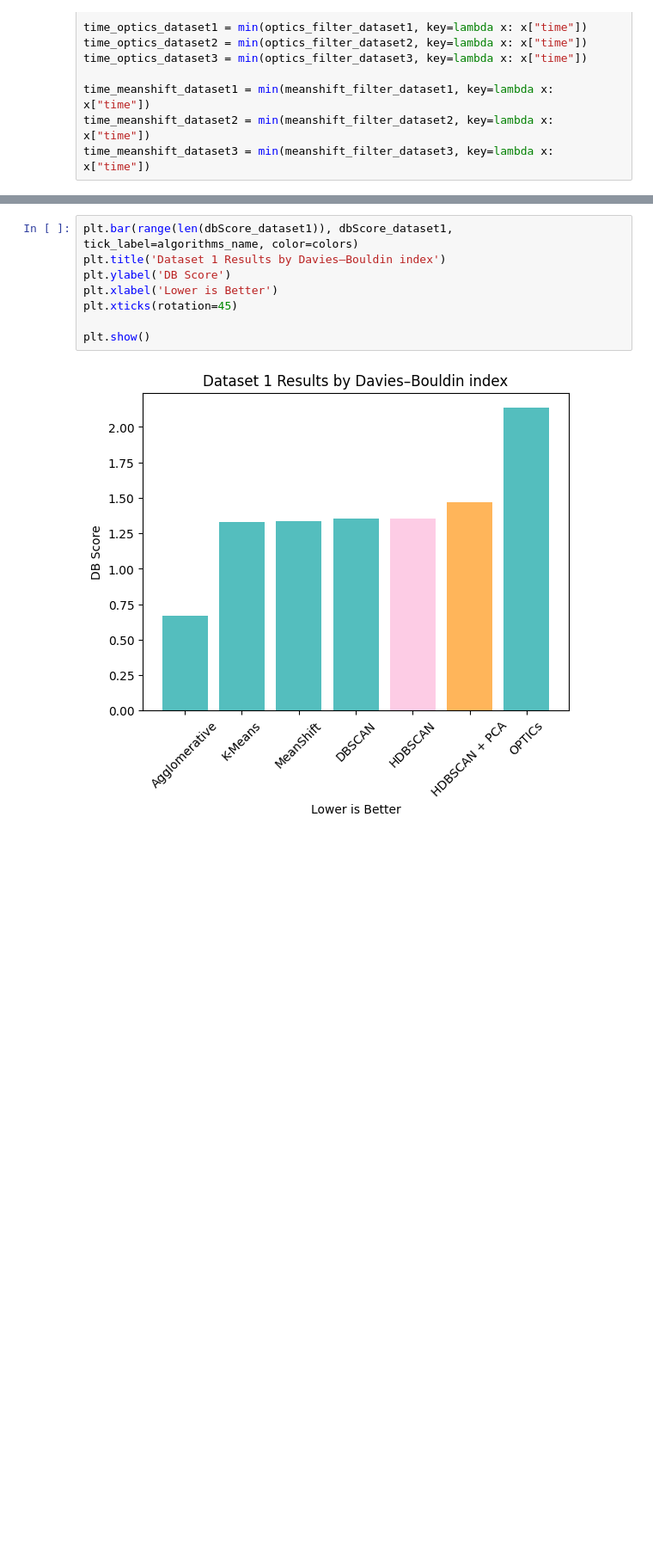
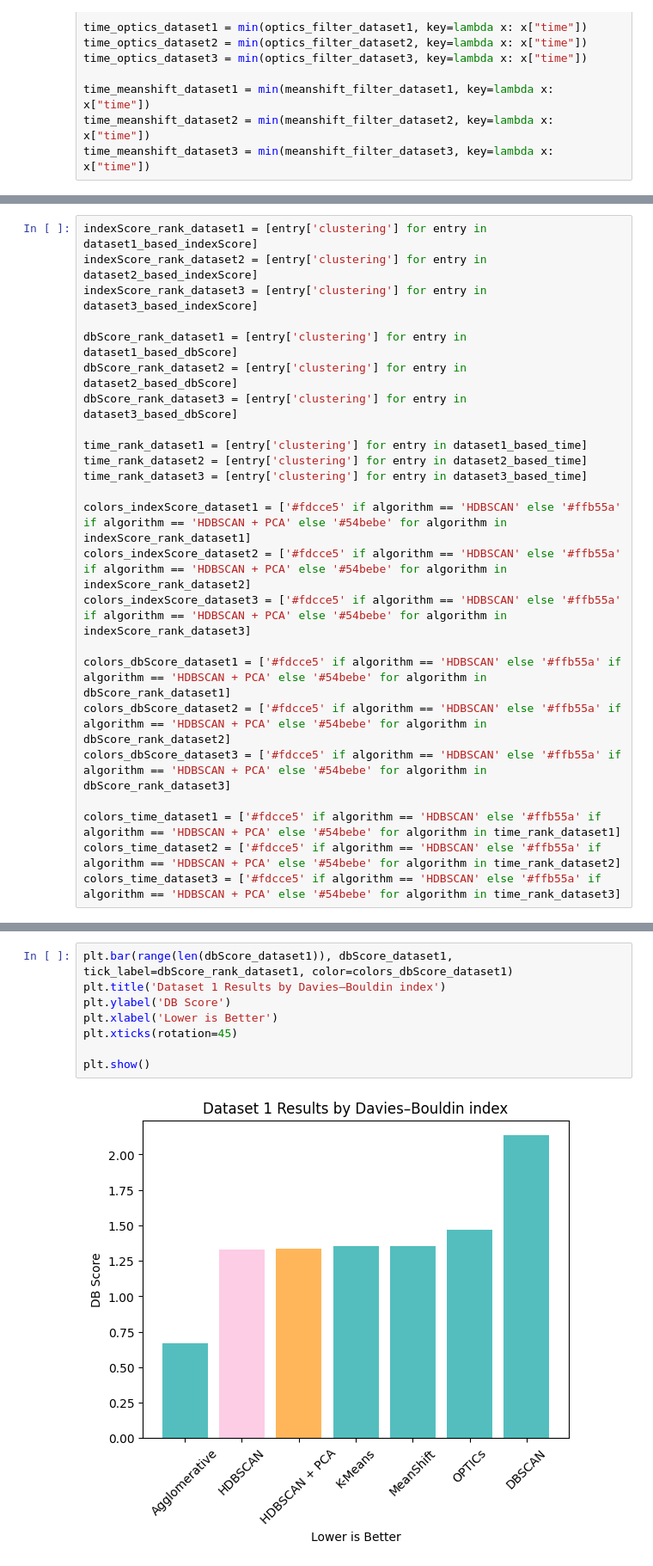
Before and after one commit to rezaputra/customers-segmentation, a Jupyter notebook: eval.ipynb, the cells around one changed output, grey strips where cells are left out. Shown at 86% size. Cells and saved outputs as stored; diff of their text form; blank space fills up the shorter version.

```diff
--- a/eval.ipynb
+++ b/eval.ipynb
@@ -188,0 +153,24 @@ time_dataset3 = [entry['time'] for entry in dataset3_based_time]
+# %%
+indexScore_rank_dataset1 = [entry['clustering'] for entry in dataset1_based_indexScore]
+indexScore_rank_dataset2 = [entry['clustering'] for entry in dataset2_based_indexScore]
+indexScore_rank_dataset3 = [entry['clustering'] for entry in dataset3_based_indexScore]
+
+dbScore_rank_dataset1 = [entry['clustering'] for entry in dataset1_based_dbScore]
+dbScore_rank_dataset2 = [entry['clustering'] for entry in dataset2_based_dbScore]
+dbScore_rank_dataset3 = [entry['clustering'] for entry in dataset3_based_dbScore]
+
+time_rank_dataset1 = [entry['clustering'] for entry in dataset1_based_time]
+time_rank_dataset2 = [entry['clustering'] for entry in dataset2_based_time]
+time_rank_dataset3 = [entry['clustering'] for entry in dataset3_based_time]
+
+colors_indexScore_dataset1 = ['#fdcce5' if algorithm == 'HDBSCAN' else '#ffb55a' if algorithm == 'HDBSCAN + PCA' else '#54bebe' for algorithm in indexScore_rank_dataset1]
+colors_indexScore_dataset2 = ['#fdcce5' if algorithm == 'HDBSCAN' else '#ffb55a' if algorithm == 'HDBSCAN + PCA' else '#54bebe' for algorithm in indexScore_rank_dataset2]
+colors_indexScore_dataset3 = ['#fdcce5' if algorithm == 'HDBSCAN' else '#ffb55a' if algorithm == 'HDBSCAN + PCA' else '#54bebe' for algorithm in indexScore_rank_dataset3]
+
+colors_dbScore_dataset1 = ['#fdcce5' if algorithm == 'HDBSCAN' else '#ffb55a' if algorithm == 'HDBSCAN + PCA' else '#54bebe' for algorithm in dbScore_rank_dataset1]
+colors_dbScore_dataset2 = ['#fdcce5' if algorithm == 'HDBSCAN' else '#ffb55a' if algorithm == 'HDBSCAN + PCA' else '#54bebe' for algorithm in dbScore_rank_dataset2]
+colors_dbScore_dataset3 = ['#fdcce5' if algorithm == 'HDBSCAN' else '#ffb55a' if algorithm == 'HDBSCAN + PCA' else '#54bebe' for algorithm in dbScore_rank_dataset3]
+
+colors_time_dataset1 = ['#fdcce5' if algorithm == 'HDBSCAN' else '#ffb55a' if algorithm == 'HDBSCAN + PCA' else '#54bebe' for algorithm in time_rank_dataset1]
+colors_time_dataset2 = ['#fdcce5' if algorithm == 'HDBSCAN' else '#ffb55a' if algorithm == 'HDBSCAN + PCA' else '#54bebe' for algorithm in time_rank_dataset2]
+colors_time_dataset3 = ['#fdcce5' if algorithm == 'HDBSCAN' else '#ffb55a' if algorithm == 'HDBSCAN + PCA' else '#54bebe' for algorithm in time_rank_dataset3]
@@ -197,13 +197,13 @@ plt.show()
 # %% [output]
 [figure]
 # %%
-plt.bar(range(len(dbScore_dataset1)), dbScore_dataset1, tick_label=algorithms_name, color=colors)
+plt.bar(range(len(dbScore_dataset1)), dbScore_dataset1, tick_label=dbScore_rank_dataset1, color=colors_dbScore_dataset1)
 plt.title('Dataset 1 Results by Davies–Bouldin index')
 plt.ylabel('DB Score')
 plt.xlabel('Lower is Better')
 plt.xticks(rotation=45)
 
 plt.show()
 # %% [output]
-[figure, old version]
+[figure, new version]
 # %%
```
Also changed, not shown: parts of 8 cells of this notebook, 35 other files.
